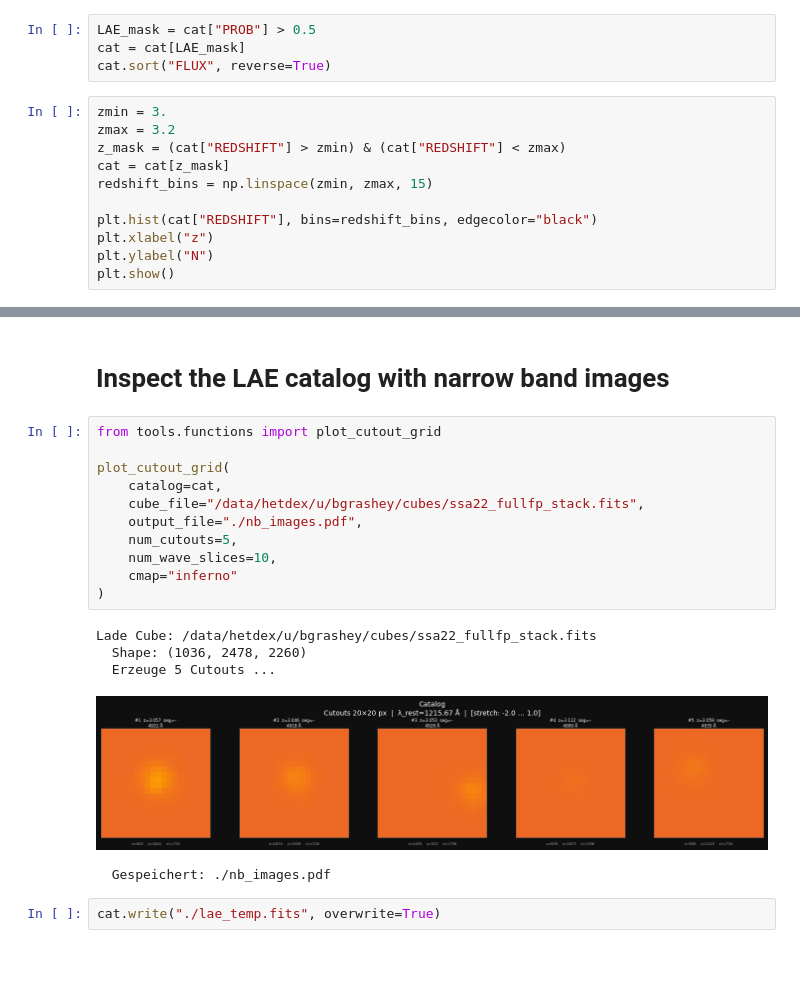
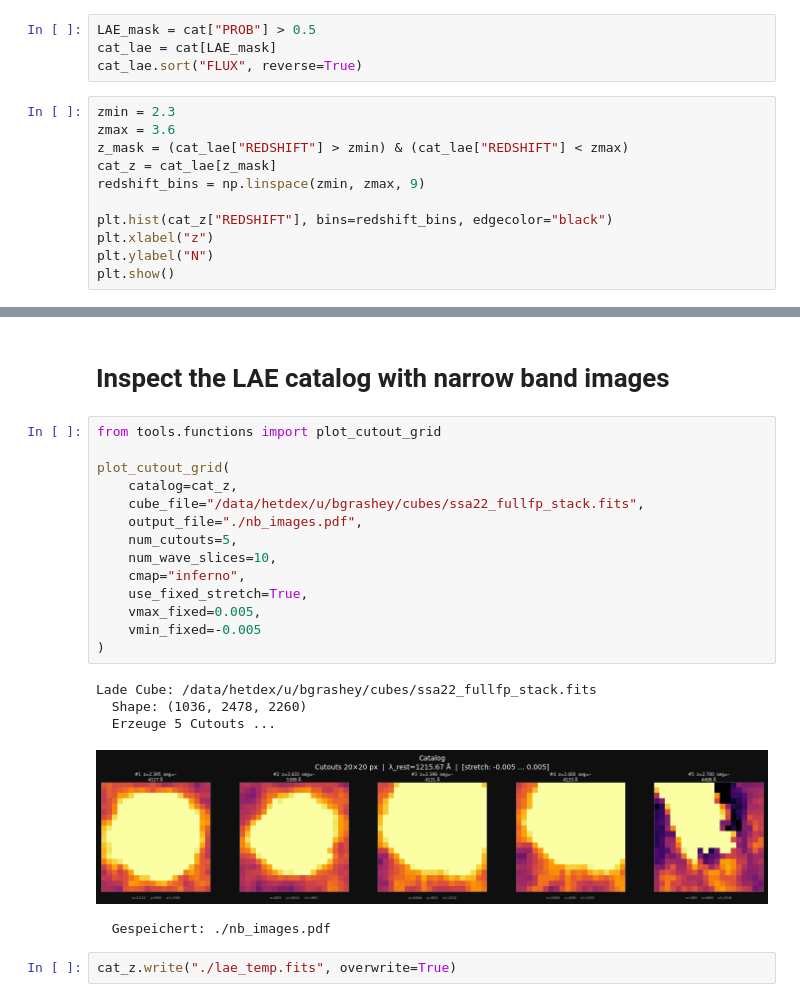
Before and after one commit to BGrashey/Master, a Jupyter notebook: notebooks/prepare_catalog.ipynb, the cells around one changed output, grey strips where cells are left out. Drawn from its saved outputs; the diff is of its cells as text; blank space fills up the shorter version.

```diff
--- a/notebooks/prepare_catalog.ipynb
+++ b/notebooks/prepare_catalog.ipynb
@@ -53,15 +54,15 @@ print(cat.columns)
 # %%
 LAE_mask = cat["PROB"] > 0.5
-cat = cat[LAE_mask]
-cat.sort("FLUX", reverse=True)
+cat_lae = cat[LAE_mask]
+cat_lae.sort("FLUX", reverse=True)
 # %%
-zmin = 3.
-zmax = 3.2
-z_mask = (cat["REDSHIFT"] > zmin) & (cat["REDSHIFT"] < zmax)
-cat = cat[z_mask]
-redshift_bins = np.linspace(zmin, zmax, 15)
+zmin = 2.3
+zmax = 3.6
+z_mask = (cat_lae["REDSHIFT"] > zmin) & (cat_lae["REDSHIFT"] < zmax)
+cat_z = cat_lae[z_mask]
+redshift_bins = np.linspace(zmin, zmax, 9)
 
-plt.hist(cat["REDSHIFT"], bins=redshift_bins, edgecolor="black")
+plt.hist(cat_z["REDSHIFT"], bins=redshift_bins, edgecolor="black")
 plt.xlabel("z")
 plt.ylabel("N")
 plt.show()
@@ -80,22 +81,25 @@ plt.show()
 # %%
 from tools.functions import plot_cutout_grid
 
 plot_cutout_grid(
-    catalog=cat,
+    catalog=cat_z,
     cube_file="/data/hetdex/u/bgrashey/cubes/ssa22_fullfp_stack.fits",
     output_file="./nb_images.pdf",
     num_cutouts=5,
     num_wave_slices=10,
-    cmap="inferno"
+    cmap="inferno",
+    use_fixed_stretch=True,
+    vmax_fixed=0.005,
+    vmin_fixed=-0.005
 )
 # %% [output]
 Lade Cube: /data/hetdex/u/bgrashey/cubes/ssa22_fullfp_stack.fits
   Shape: (1036, 2478, 2260)
   Erzeuge 5 Cutouts ...
-[figure, old version]
+[figure, new version]
   Gespeichert: ./nb_images.pdf
 # %%
-cat.write("./lae_temp.fits", overwrite=True)
+cat_z.write("./lae_temp.fits", overwrite=True)
 # %%
 from tools.functions import luminosity_function as lf
 import matplotlib.pyplot as plt
```
Also changed, not shown: parts of 11 cells of this notebook, 6 other files.
